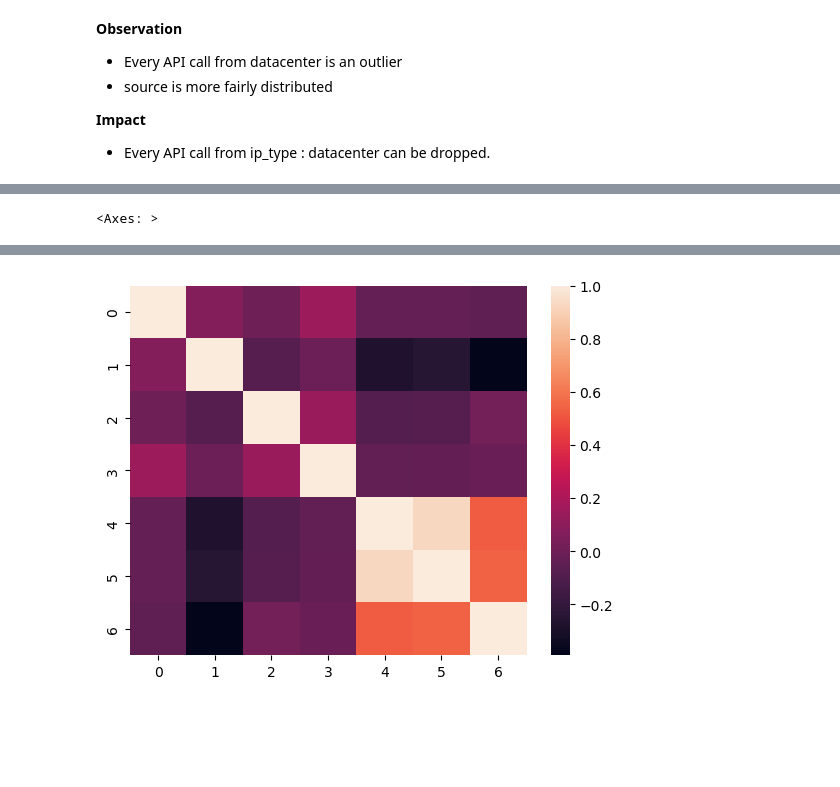
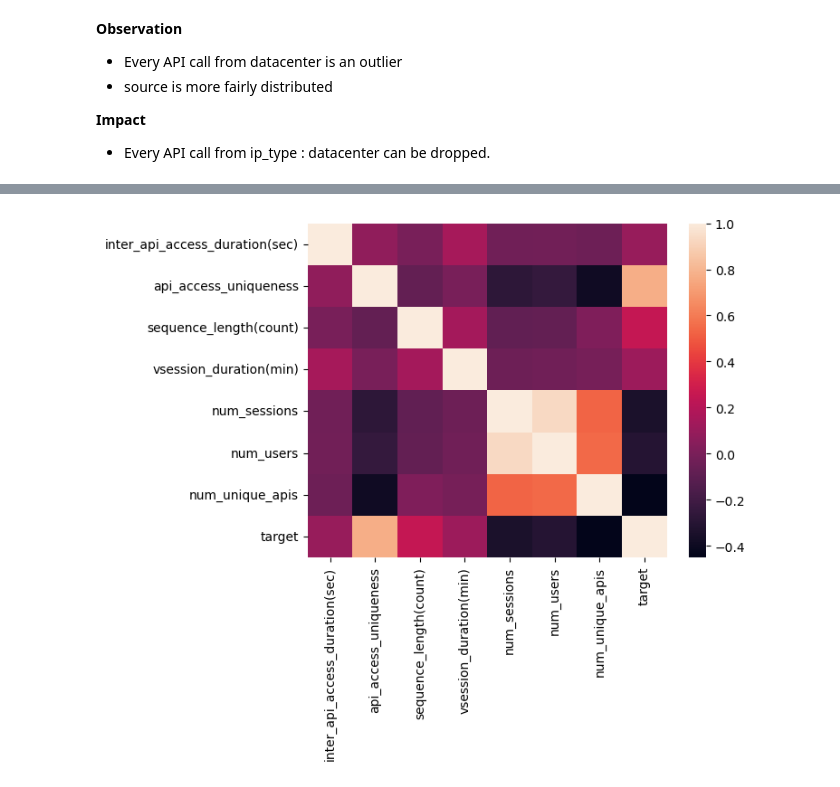
Before and after one commit to Ben-geo/Anomalous-Behavior-Analysis-and-Prediction, a Jupyter notebook: notebooks/eda.ipynb, the cells around one changed output, grey strips where cells are left out. Saved outputs shown, nothing was run; the diff lists cells and outputs as text; code cells hidden in the pictures; blank space fills up the shorter version.

```diff
--- a/notebooks/eda.ipynb
+++ b/notebooks/eda.ipynb
@@ -77,6 +60,6 @@ numerical_cols = [
     "num_users",
     "num_unique_apis",
     ]
-sns.heatmap(df[numerical_cols].corr())
+sns.heatmap(df[numerical_cols+["target"]].to_pandas().corr())
+df[numerical_cols+["target"]].to_pandas().corr()
 # %% [output]
-<Axes: >
@@ -83 +75 @@ sns.heatmap(df[numerical_cols].corr())
-[figure, old version]
+[figure, new version]
```
Also changed, not shown: parts of 8 cells of this notebook.
